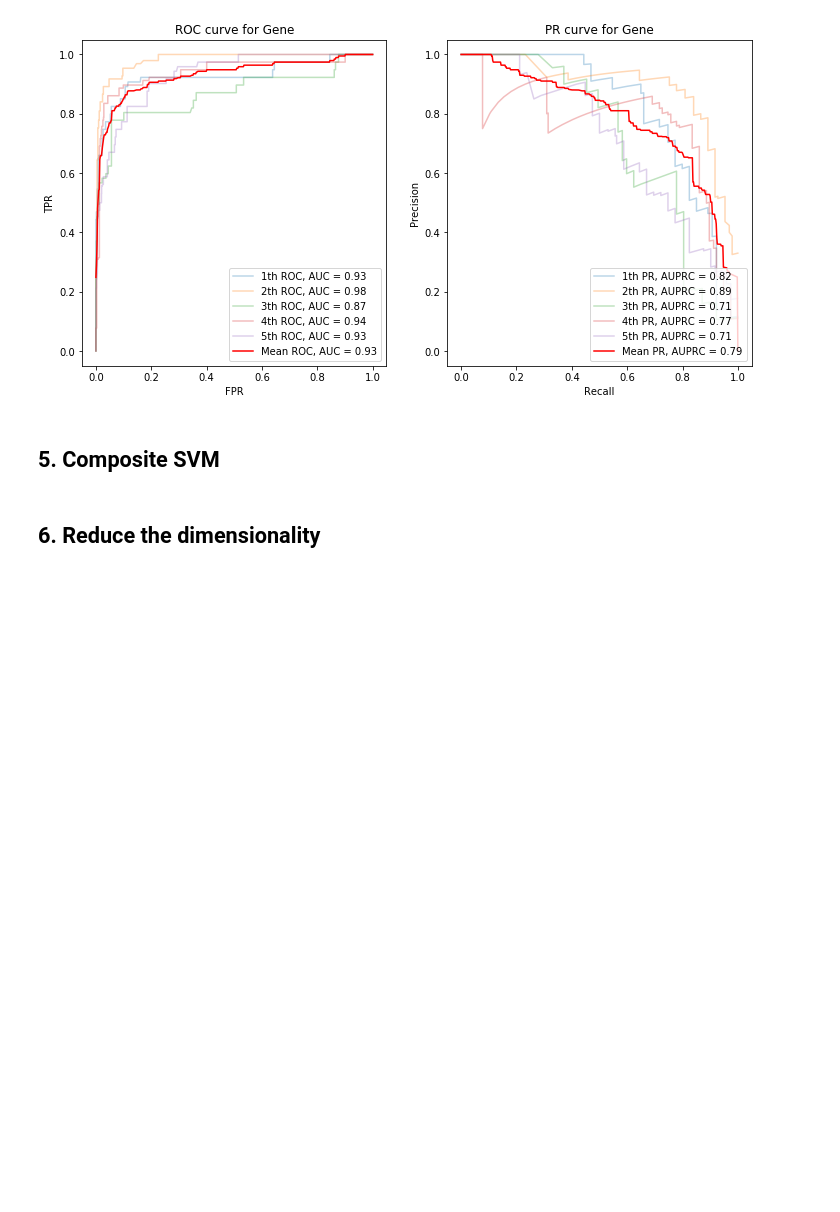
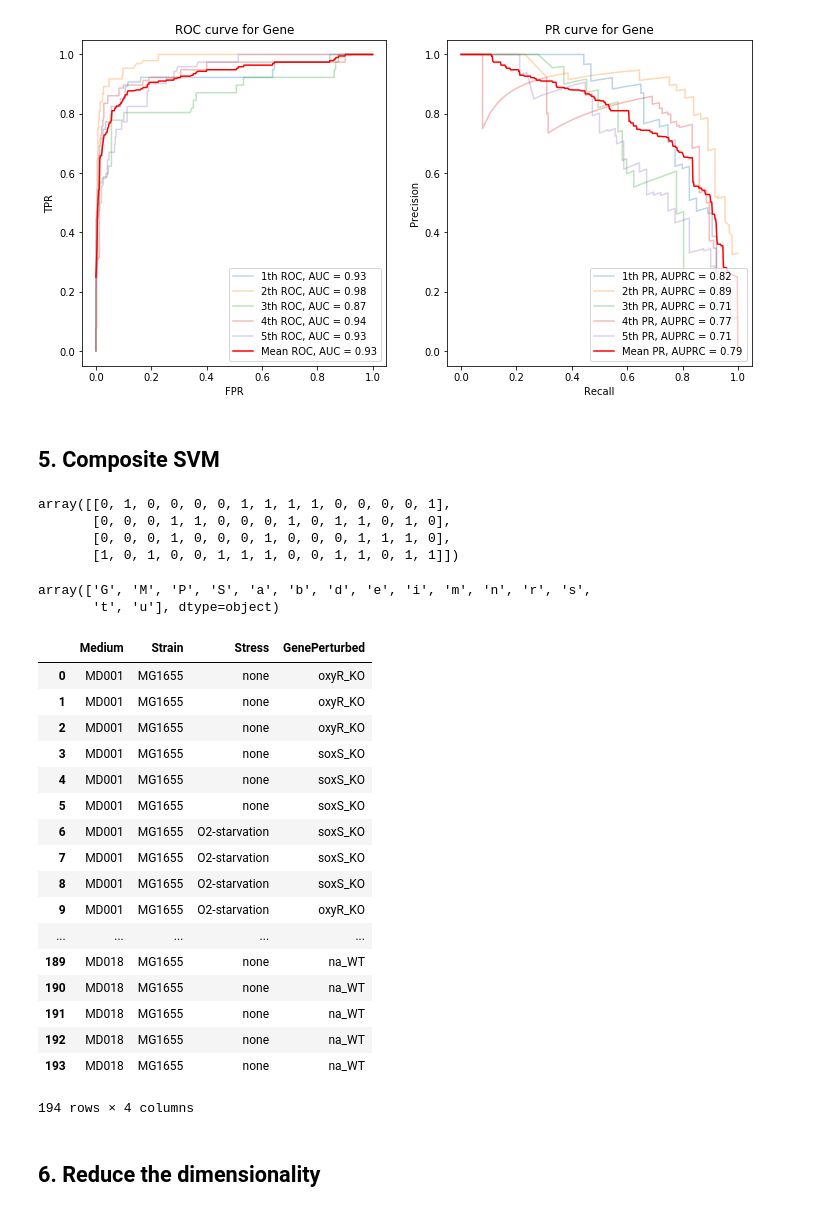
Before and after one commit to RyanYin04/MachineLearningPractice, a Jupyter notebook: 171ass3/hw3.ipynb, the cells around one changed output. Drawn from its saved outputs; the diff is of its cells as text; code cells hidden in the pictures; blank space fills up the shorter version.

```diff
--- a/171ass3/hw3.ipynb
+++ b/171ass3/hw3.ipynb
@@ -329,3 +319,39 @@ from sklearn.pipeline import Pipeline, make_pipeline
+# %%
+y_composite = bac[['Strain', 'Medium', 'Stress', 'GenePerturbed']]
+y_composite.head(3)
+mlb = MultiLabelBinarizer()
+mlb.fit_transform(bac[['Medium', 'Strain', 'Stress', 'GenePerturbed']])
+# %% [output]
+array([[0, 1, 0, 0, 0, 0, 1, 1, 1, 1, 0, 0, 0, 0, 1],
+       [0, 0, 0, 1, 1, 0, 0, 0, 1, 0, 1, 1, 0, 1, 0],
+       [0, 0, 0, 1, 0, 0, 0, 1, 0, 0, 0, 1, 1, 1, 0],
+       [1, 0, 1, 0, 0, 1, 1, 1, 0, 0, 1, 1, 0, 1, 1]])
+# %%
+mlb.classes_
+# %% [output]
+array(['G', 'M', 'P', 'S', 'a', 'b', 'd', 'e', 'i', 'm', 'n', 'r', 's',
+       't', 'u'], dtype=object)
+# %%
+bac[['Medium', 'Strain', 'Stress', 'GenePerturbed']]
+# %% [output]
+|  | Medium | Strain | Stress | GenePerturbed |
+| 0 | MD001 | MG1655 | none | oxyR_KO |
+| 1 | MD001 | MG1655 | none | oxyR_KO |
+| 2 | MD001 | MG1655 | none | oxyR_KO |
+| 3 | MD001 | MG1655 | none | soxS_KO |
+| 4 | MD001 | MG1655 | none | soxS_KO |
+| 5 | MD001 | MG1655 | none | soxS_KO |
+| 6 | MD001 | MG1655 | O2-starvation | soxS_KO |
+| 7 | MD001 | MG1655 | O2-starvation | soxS_KO |
+| 8 | MD001 | MG1655 | O2-starvation | soxS_KO |
+| 9 | MD001 | MG1655 | O2-starvation | oxyR_KO |
+| ... | ... | ... | ... | ... |
+| 189 | MD018 | MG1655 | none | na_WT |
+| 190 | MD018 | MG1655 | none | na_WT |
+| 191 | MD018 | MG1655 | none | na_WT |
+| 192 | MD018 | MG1655 | none | na_WT |
+| 193 | MD018 | MG1655 | none | na_WT |
+194 rows × 4 columns
 # %% [markdown]
 ## 6. Reduce the dimensionality
 # %%
```
Also changed, not shown: parts of 11 cells of this notebook, 2 other files.
